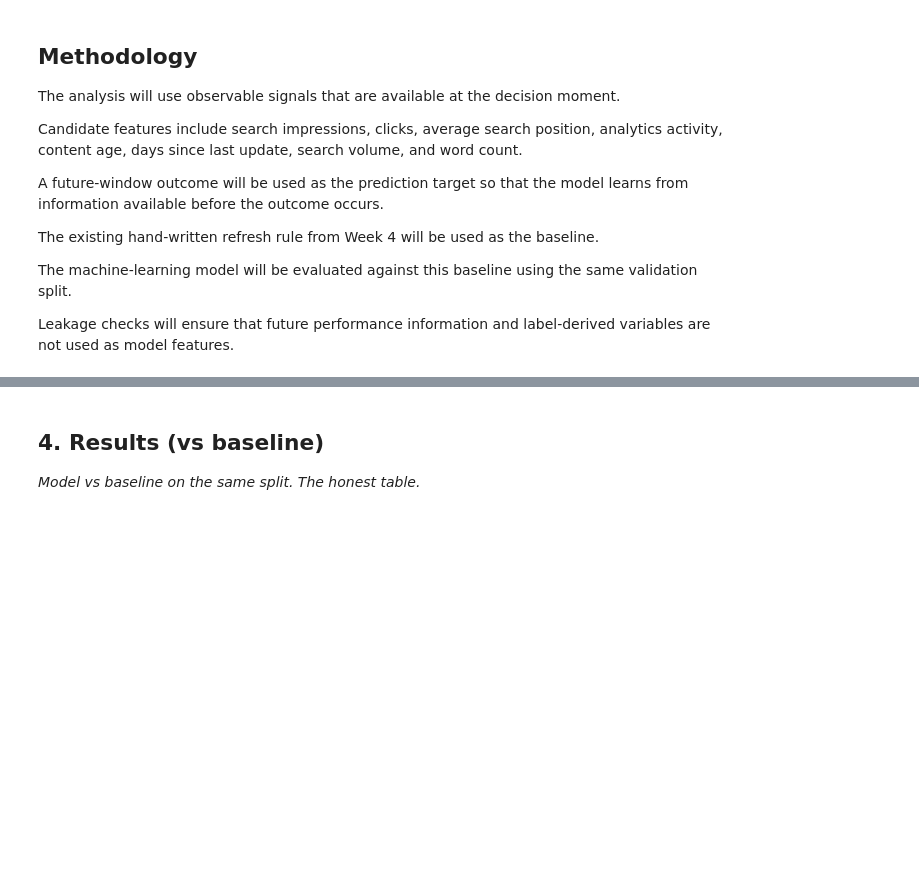
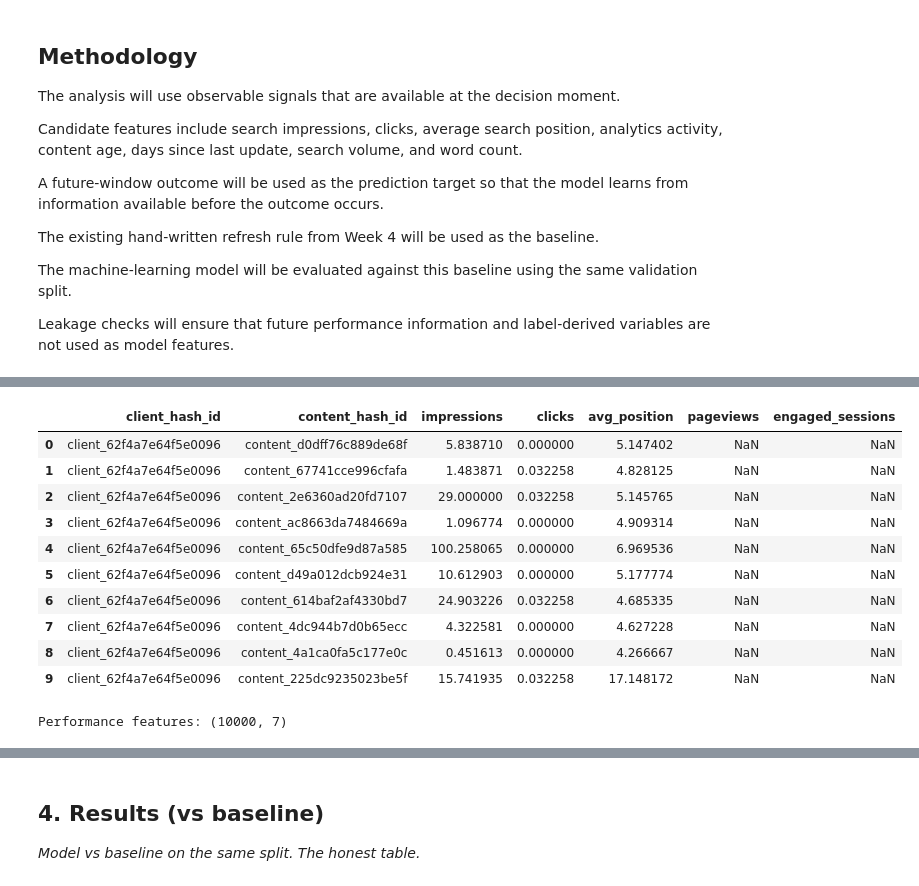
Before and after one commit to Aleeza-Maryam/Aleeza-ML-Internship-WEEK1, a Jupyter notebook: work/notebooks/capstone.ipynb, the cells around one changed output, grey strips where cells are left out. Saved outputs shown, nothing was run; the diff lists cells and outputs as text; code cells hidden in the pictures; blank space fills up the shorter version.

```diff
--- a/work/notebooks/capstone.ipynb
+++ b/work/notebooks/capstone.ipynb
@@ -68,0 +160,37 @@ Leakage checks will ensure that future performance information and label-derived
+# %%
+features_df.head(10)
+# %% [output]
+|  | client_hash_id | content_hash_id | impressions | clicks | avg_position | pageviews | engaged_sessions |
+| 0 | client_62f4a7e64f5e0096 | content_d0dff76c889de68f | 5.838710 | 0.000000 | 5.147402 | NaN | NaN |
+| 1 | client_62f4a7e64f5e0096 | content_67741cce996cfafa | 1.483871 | 0.032258 | 4.828125 | NaN | NaN |
+| 2 | client_62f4a7e64f5e0096 | content_2e6360ad20fd7107 | 29.000000 | 0.032258 | 5.145765 | NaN | NaN |
+| 3 | client_62f4a7e64f5e0096 | content_ac8663da7484669a | 1.096774 | 0.000000 | 4.909314 | NaN | NaN |
+| 4 | client_62f4a7e64f5e0096 | content_65c50dfe9d87a585 | 100.258065 | 0.000000 | 6.969536 | NaN | NaN |
+| 5 | client_62f4a7e64f5e0096 | content_d49a012dcb924e31 | 10.612903 | 0.000000 | 5.177774 | NaN | NaN |
+| 6 | client_62f4a7e64f5e0096 | content_614baf2af4330bd7 | 24.903226 | 0.032258 | 4.685335 | NaN | NaN |
+| 7 | client_62f4a7e64f5e0096 | content_4dc944b7d0b65ecc | 4.322581 | 0.000000 | 4.627228 | NaN | NaN |
+| 8 | client_62f4a7e64f5e0096 | content_4a1ca0fa5c177e0c | 0.451613 | 0.000000 | 4.266667 | NaN | NaN |
+| 9 | client_62f4a7e64f5e0096 | content_225dc9235023be5f | 15.741935 | 0.032258 | 17.148172 | NaN | NaN |
+# %%
+content_features = con.sql(f"""
+SELECT
+    client_hash_id,
+    content_hash_id,
+    AVG(gsc_impressions) AS impressions,
+    AVG(gsc_clicks) AS clicks,
+    AVG(gsc_avg_position) AS avg_position,
+    AVG(ga4_pageviews) AS pageviews,
+    AVG(ga4_engaged_sessions) AS engaged_sessions
+FROM read_parquet(
+    '{HF_DATASET}/fact_content_daily_performance/month=2026-03/data_0.parquet'
+)
+GROUP BY
+    client_hash_id,
+    content_hash_id
+LIMIT 10000
+""")
+
+features_df = content_features.df()
+print("Performance features:", features_df.shape)
+# %% [output]
+Performance features: (10000, 7)
```
Also changed, not shown: parts of 5 cells of this notebook.
